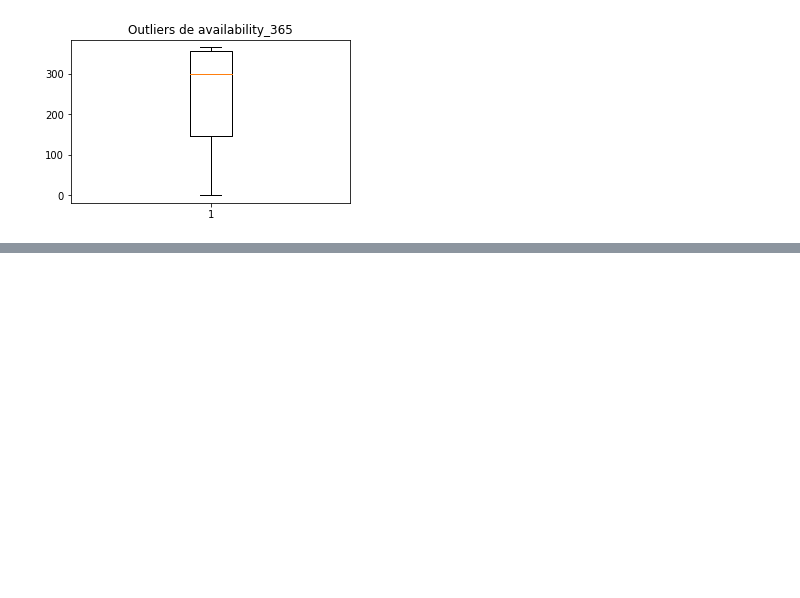
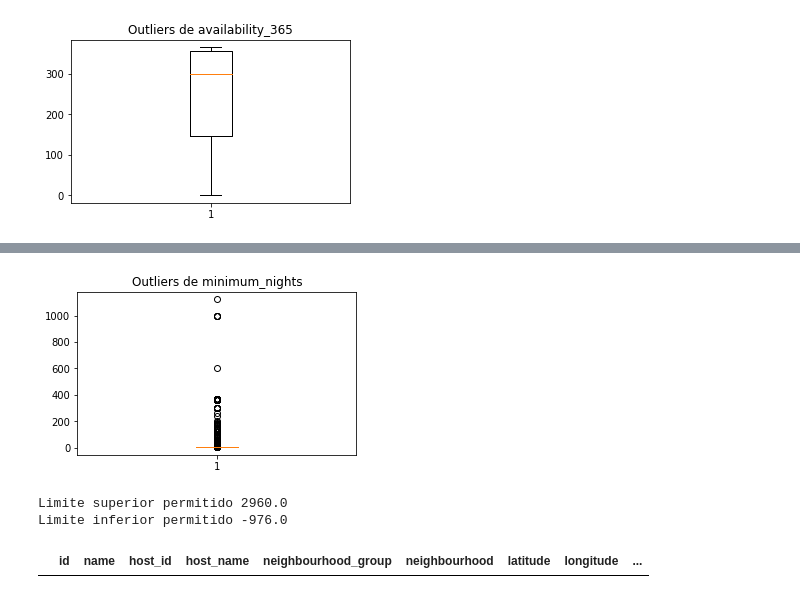
Before and after one commit to Gerardoaaburto/Airbnb-Etapa-1, a Jupyter notebook: Etapa1.ipynb, the cells around one changed output, grey strips where cells are left out. Cells and saved outputs as stored; diff of their text form; code cells hidden in the pictures; blank space fills up the shorter version.

```diff
--- a/Etapa1.ipynb
+++ b/Etapa1.ipynb
@@ -520,0 +860,11 @@ plt.show() #dibujamos el diagrama
+# %%
+mn=data["minimum_nights"]
+
+percentile25=p.quantile(0.25) #Q1
+percentile75=p.quantile(0.75) #Q3
+iqr= percentile75 - percentile25
+
+Limite_Superior_iqr= percentile75 + 1.5*iqr
+Limite_Inferior_iqr= percentile25 - 1.5*iqr
+print("Limite superior permitido", Limite_Superior_iqr)
+print("Limite inferior permitido", Limite_Inferior_iqr)
@@ -520,0 +880,3 @@ plt.show() #dibujamos el diagrama
+# %%
+data_clean_iqr= data[(mn<=Limite_Superior_iqr)&(mn>=Limite_Inferior_iqr)]
+data_clean_iqr
@@ -520,0 +897,27 @@ plt.show() #dibujamos el diagrama
+# %%
+#Realizamos diagrama de caja o bigote
+fig = plt.figure(figsize =(5, 3))
+plt.boxplot(data_clean_iqr["minimum_nights"])
+plt.title("Outliers de minimum_nights")
+plt.show() #dibujamos el diagrama
+# %% [output]
+[figure, added]
+# %%
+nr=data["number_of_reviews"]
+
+percentile25=p.quantile(0.25) #Q1
+percentile75=p.quantile(0.75) #Q3
+iqr= percentile75 - percentile25
+
+Limite_Superior_iqr= percentile75 + 1.5*iqr
+Limite_Inferior_iqr= percentile25 - 1.5*iqr
+print("Limite superior permitido", Limite_Superior_iqr)
+print("Limite inferior permitido", Limite_Inferior_iqr)
+# %% [output]
+Limite superior permitido 2960.0
+Limite inferior permitido -976.0
+# %%
+outliers_iqr= data[(nr>Limite_Superior_iqr)|(nr<Limite_Inferior_iqr)]
+outliers_iqr
+# %% [output]
+|  | id | name | host_id | host_name | neighbourhood_group | neighbourhood | latitude | longitude | ... |
```
Also changed, not shown: parts of 48 cells of this notebook.
